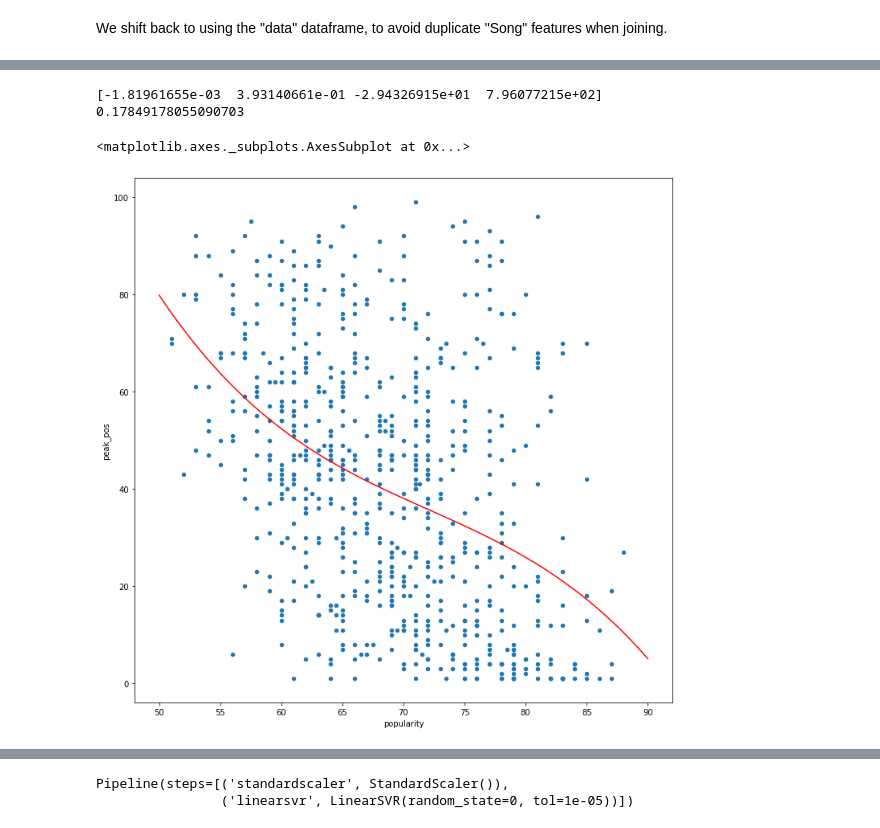
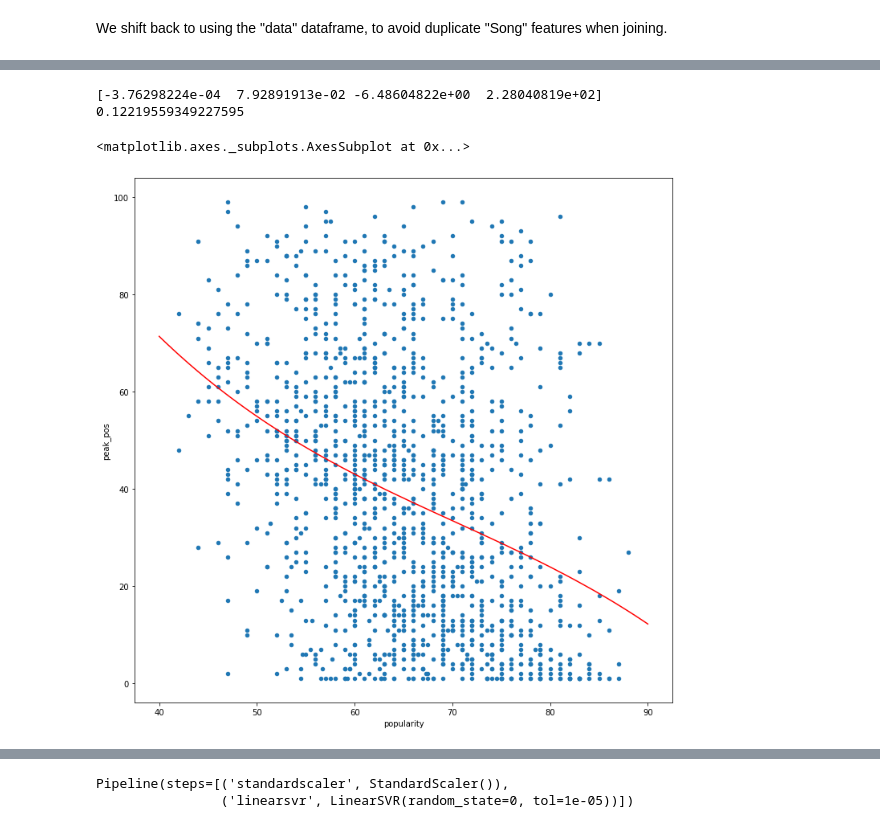
Before and after one commit to SamuelHLam/SamuelHLam.github.io, a Jupyter notebook: Final Tutorial.ipynb, the cells around one changed output, grey strips where cells are left out. Saved outputs shown, nothing was run; the diff lists cells and outputs as text; code cells hidden in the pictures.

```diff
--- a/Final Tutorial.ipynb
+++ b/Final Tutorial.ipynb
@@ -11,16 +12,18 @@ import statsmodels.api as sm
 import statsmodels.graphics.regressionplots as smg
 from sklearn.preprocessing import PolynomialFeatures
 import sklearn
-from sklearn.ensemble import RandomForestRegressor, VotingRegressor
+from sklearn.ensemble import RandomForestClassifier, VotingClassifier
 from sklearn.model_selection import train_test_split, cross_validate
 from sklearn.model_selection import RandomizedSearchCV, GridSearchCV
-from sklearn.svm import LinearSVR
-from sklearn.pipeline import make_pipeline
+from sklearn.svm import LinearSVR, LinearSVC
+from sklearn.pipeline import Pipeline
 from sklearn.preprocessing import StandardScaler
-from sklearn.linear_model import SGDRegressor
-from sklearn.neighbors import KNeighborsRegressor
+from sklearn.linear_model import SGDClassifier
+from sklearn.neighbors import KNeighborsClassifier
 
-mpl.rcParams['agg.path.chunksize'] = 10000
+from sklearn.multiclass import OneVsRestClassifier
+from sklearn.svm import SVC
+from sklearn.metrics import accuracy_score
 # %%
 pip install recordlinkage
 # %% [output]
@@ -53,7 +66,7 @@ top_data.head()
 # %%
 attr_path = "./spotify-dataset-19212020-160k-tracks/data.csv"
 attr_data = pd.read_csv(attr_path)
-attr_data = attr_data[(attr_data['year'] >= 2015)]
+attr_data = attr_data[(attr_data['year'] >= 2010)]
 attr_data.head()
 # %% [output]
 |  | valence | year | acousticness | artists | danceability | duration_ms | energy | explicit | id | ... |
@@ -67,7 +80,7 @@ top_data['Date'] = pd.to_datetime(top_data['Date'])
 top_data['Year'] = top_data['Date'].apply(lambda date: date.year)
 attr_data['release_date'] = pd.to_datetime(attr_data['release_date'])
 # %%
-top_data = top_data[top_data['Year'] >= 2015]
+top_data = top_data[top_data['Year'] >= 2010]
 # %%
 f = {'Weekly.rank': 'min', 'Peak.position': 'min', 'Weeks.on.chart': 'max', 'Genre': 'first'}
 top_data = top_data.groupby(['Artists', 'Name', 'Year'], as_index = False).agg(f)
@@ -230,5 +250,5 @@ The version of "Lights Down Low" that made it onto Billboard was the version wit
 # %%
-data = data.drop([549, 764])
+data = data.drop([767, 1037, 1252])
 # %% [markdown]
 We shift back to using the "data" dataframe, to avoid duplicate "Song" features when joining.
 # %%
@@ -328,33 +348,33 @@ sns.heatmap(corr, annot=True, fmt=".2g", ax=ax, square=True)
 # %%
 fig = plt.figure()
 ax = fig.add_subplot(111)
 
 coeffs = np.polyfit(x = data.popularity, y = data.peak_pos, deg=3)
 print(coeffs)
 
 
 x = data.popularity
 y = data.peak_pos
 
 # r-squared
 p = np.poly1d(coeffs)
 # fit values, and mean
 yhat = p(x)                         # or [p(z) for z in x]
 ybar = np.sum(y)/len(y)          # or sum(y)/len(y)
 ssreg = np.sum((yhat-ybar)**2)   # or sum([ (yihat - ybar)**2 for yihat in yhat])
 sstot = np.sum((y - ybar)**2)    # or sum([ (yi - ybar)**2 for yi in y])
 determination = ssreg / sstot
 print(determination)
 
-X = np.linspace(50, 90, num=100, retstep=True)[0]
+X = np.linspace(40, 90, num=100, retstep=True)[0]
 
 plt.plot(X, p(X), 'r')
 data.plot(x='popularity', y='peak_pos', kind='scatter', figsize=(12,12), ax=ax)
 # %% [output]
-[-1.81961655e-03  3.93140661e-01 -2.94326915e+01  7.96077215e+02]
-0.17849178055090703
+[-3.76298224e-04  7.92891913e-02 -6.48604822e+00  2.28040819e+02]
+0.12219559349227595
 <matplotlib.axes._subplots.AxesSubplot at 0x...>
-[figure, old version]
+[figure, new version]
 # %%
 reg = smf.ols(formula="peak_pos ~ popularity", data=data).fit()
 reg.summary()
```
Also changed, not shown: parts of 61 cells of this notebook, 1 other file.
